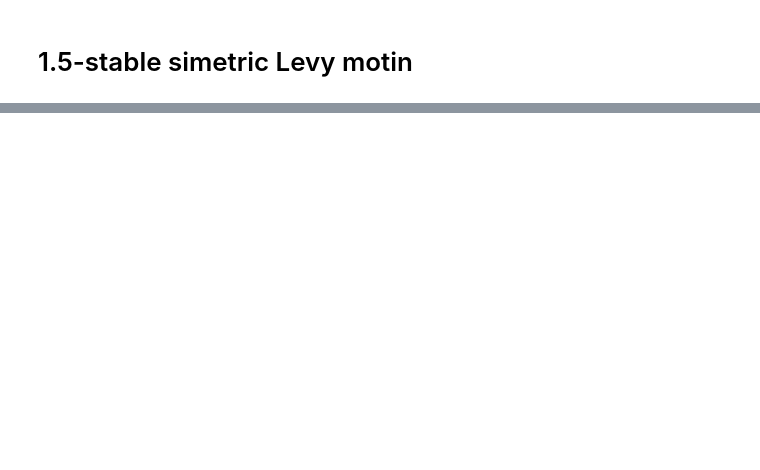
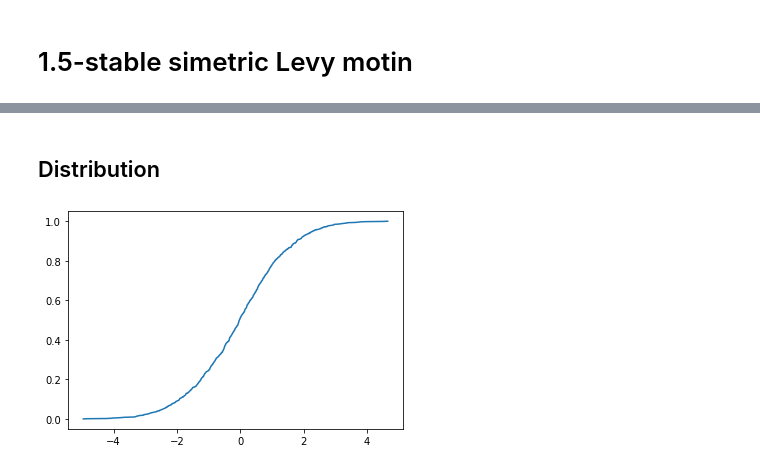
Before and after one commit to chwilko/CSoS, a Jupyter notebook: Python3/Task_list_3/Task_1.ipynb, the cells around one changed output, grey strips where cells are left out. Saved outputs shown, nothing was run; the diff lists cells and outputs as text; code cells hidden in the pictures; blank space fills up the shorter version.

```diff
--- a/Python3/Task_list_3/Task_1.ipynb
+++ b/Python3/Task_list_3/Task_1.ipynb
@@ -9,2 +14,10 @@ from Levy_processes import *
+# %%
+N = 10 ** 3
+dt = 0.01
+T = N * dt # = 10
+M = 10 ** 3
+
+t = np.linspace(0, 1, N)
+ps = [0.1, 0.3, 0.5, 0.7, 0.9]
 # %% [markdown]
 # Brownian Motion
@@ -40,0 +111,7 @@ plt.plot(LP1_5)
+# %% [markdown]
+## Distribution
+# %%
+x = CDF2(X_Brownian_motion[100,:])[0]
+plt.plot(x, np.linspace(0,1, len(x)));
+# %% [output]
+[figure, added]
```
Also changed, not shown: parts of 21 cells of this notebook.
